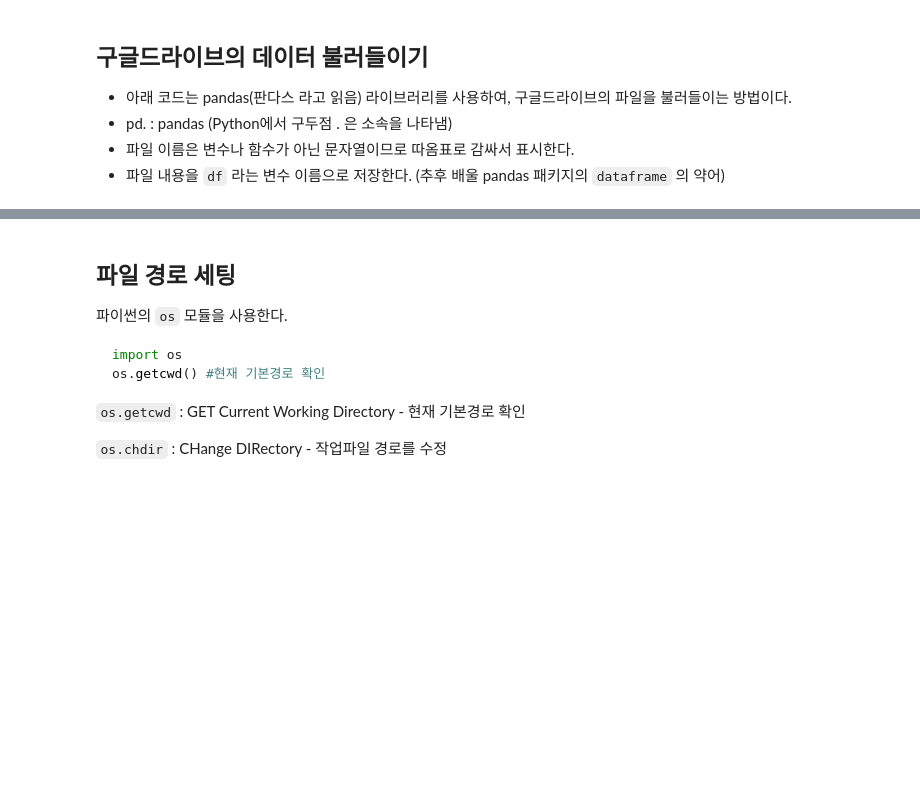
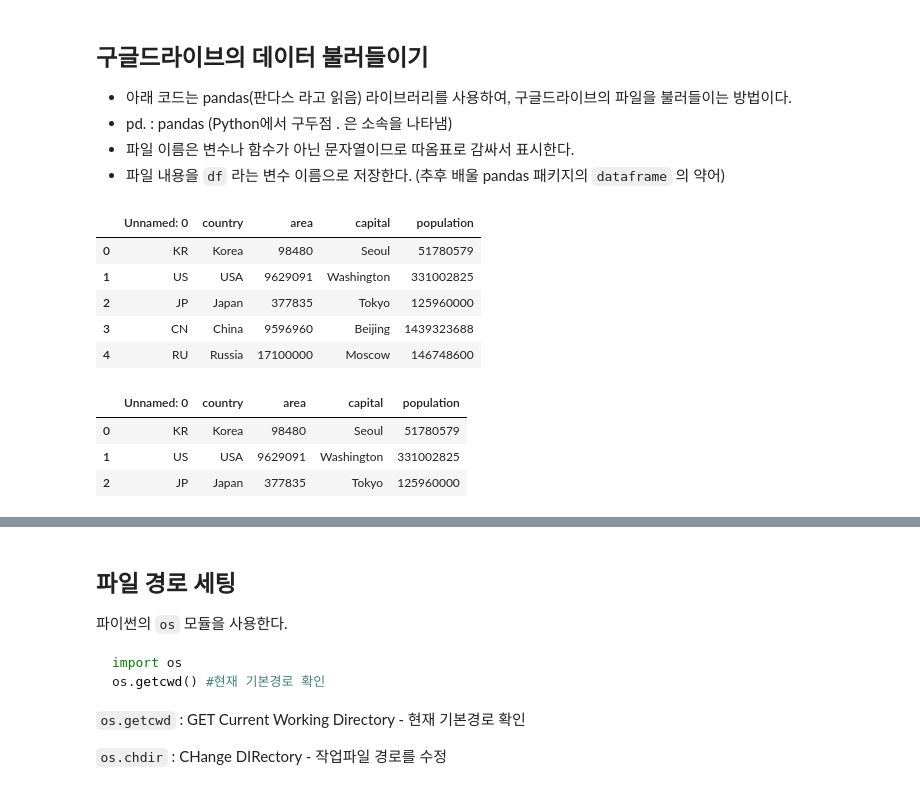
Before and after one commit to Tom-Jung/testttttt, a Jupyter notebook: 00_파이썬과_구글코랩_(수업전).ipynb, the cells around one changed output, grey strips where cells are left out. Cells and saved outputs as stored; diff of their text form; code cells hidden in the pictures; blank space fills up the shorter version.

Commit message:
Colab을 통해 생성됨

```diff
--- a/00_파이썬과_구글코랩_(수업전).ipynb
+++ b/00_파이썬과_구글코랩_(수업전).ipynb
@@ -149,10 +177,25 @@ import pandas as pd
 # %%
 # pandas 라이브러리의 read_csv()를 이용하여 파일을 읽어온다.
 # 파일 내용을 df 라는 변수 이름으로 저장한다.
-df = pd.read_csv('/content/drive/MyDrive/Colab Notebooks/kbi/202410실습자료/countries.csv')
+df = pd.read_csv('/content/drive/MyDrive/Colab Notebooks/kdi/202410실습자료/countries.csv')
 # %%
 #데이터 전체 확인
+df
+# df.to_numpy()
+# %% [output]
+|  | Unnamed: 0 | country | area | capital | population |
+| 0 | KR | Korea | 98480 | Seoul | 51780579 |
+| 1 | US | USA | 9629091 | Washington | 331002825 |
+| 2 | JP | Japan | 377835 | Tokyo | 125960000 |
+| 3 | CN | China | 9596960 | Beijing | 1439323688 |
+| 4 | RU | Russia | 17100000 | Moscow | 146748600 |
 # %%
 #데이터의 첫 5행 확인
+df.head(3)
+# %% [output]
+|  | Unnamed: 0 | country | area | capital | population |
+| 0 | KR | Korea | 98480 | Seoul | 51780579 |
+| 1 | US | USA | 9629091 | Washington | 331002825 |
+| 2 | JP | Japan | 377835 | Tokyo | 125960000 |
 # %%
 #데이터의 마지막 5행 확인
```
Also changed, not shown: parts of 24 cells of this notebook.
